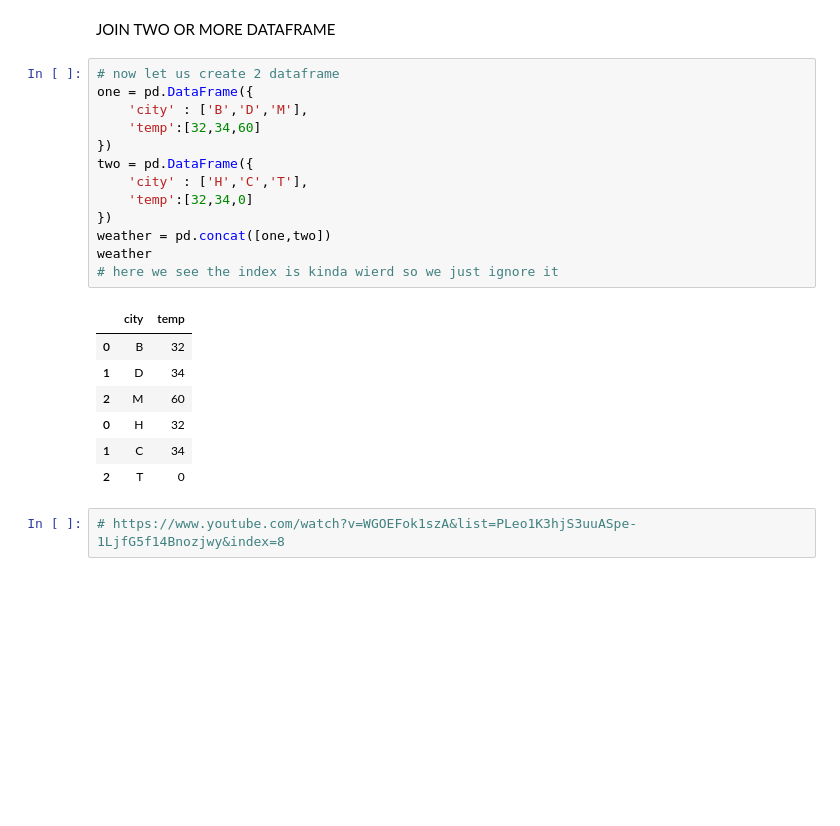
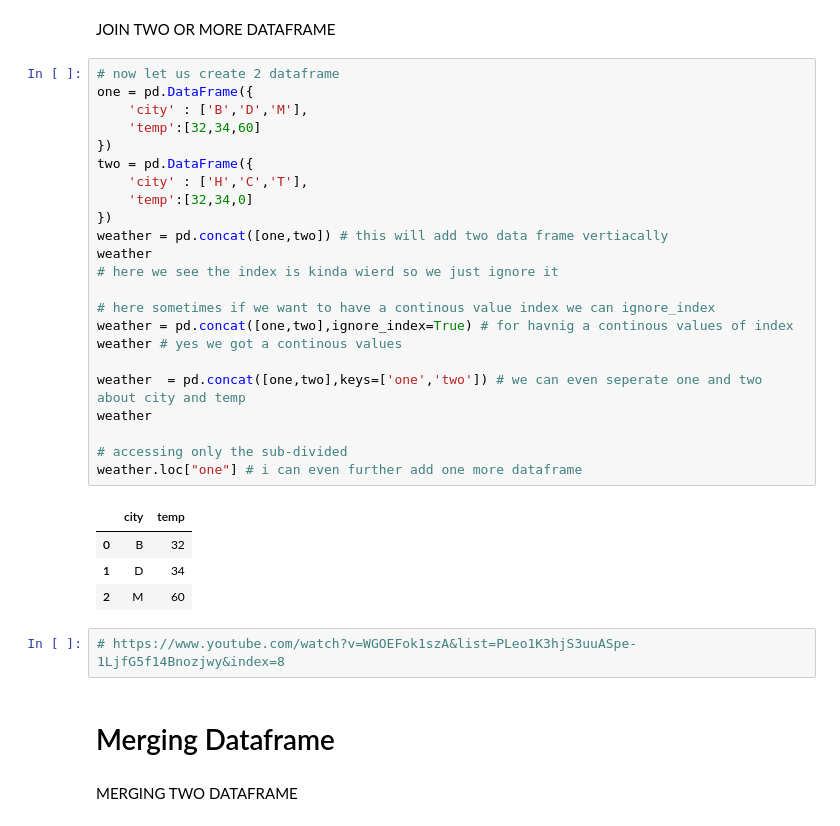
Before and after one commit to hsnaidu/basics, a Jupyter notebook: data_science/pandas-cheatsheet.ipynb, the cells around one changed output. Drawn from its saved outputs; the diff is of its cells as text; blank space fills up the shorter version.

```diff
--- a/data_science/pandas-cheatsheet.ipynb
+++ b/data_science/pandas-cheatsheet.ipynb
@@ -882,23 +882,34 @@ JOIN TWO OR MORE DATAFRAME
 # %%
 # now let us create 2 dataframe
 one = pd.DataFrame({
     'city' : ['B','D','M'],
     'temp':[32,34,60]
 })
 two = pd.DataFrame({
     'city' : ['H','C','T'],
     'temp':[32,34,0]
 })
-weather = pd.concat([one,two])
+weather = pd.concat([one,two]) # this will add two data frame vertiacally
 weather
 # here we see the index is kinda wierd so we just ignore it
+
+# here sometimes if we want to have a continous value index we can ignore_index
+weather = pd.concat([one,two],ignore_index=True) # for havnig a continous values of index
+weather # yes we got a continous values
+
+weather  = pd.concat([one,two],keys=['one','two']) # we can even seperate one and two about city and temp
+weather
+
+# accessing only the sub-divided
+weather.loc["one"] # i can even further add one more dataframe
 # %% [output]
 |  | city | temp |
 | 0 | B | 32 |
 | 1 | D | 34 |
 | 2 | M | 60 |
-| 0 | H | 32 |
-| 1 | C | 34 |
-| 2 | T | 0 |
 # %%
 # https://www.youtube.com/watch?v=WGOEFok1szA&list=PLeo1K3hjS3uuASpe-1LjfG5f14Bnozjwy&index=8
+# %% [markdown]
+# Merging Dataframe
+# %% [markdown]
+MERGING TWO DATAFRAME
```
Also changed, not shown: parts of 1 cell of this notebook.
